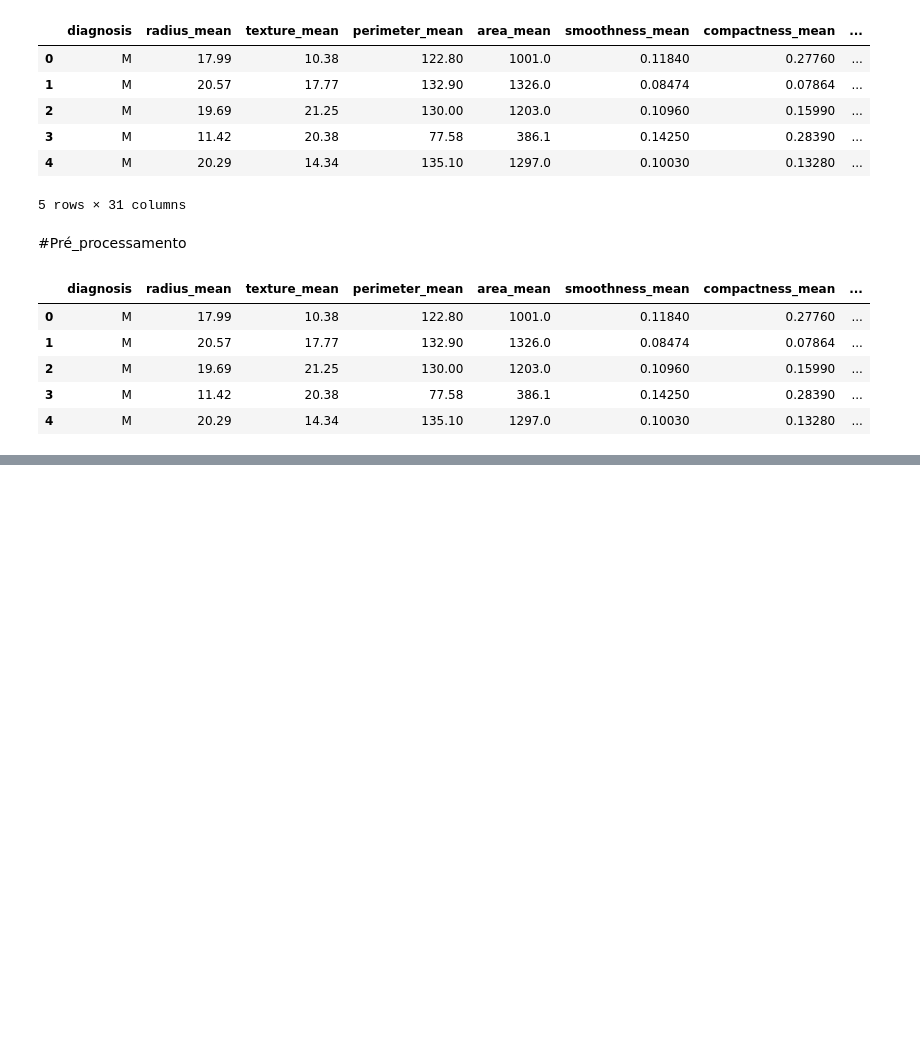
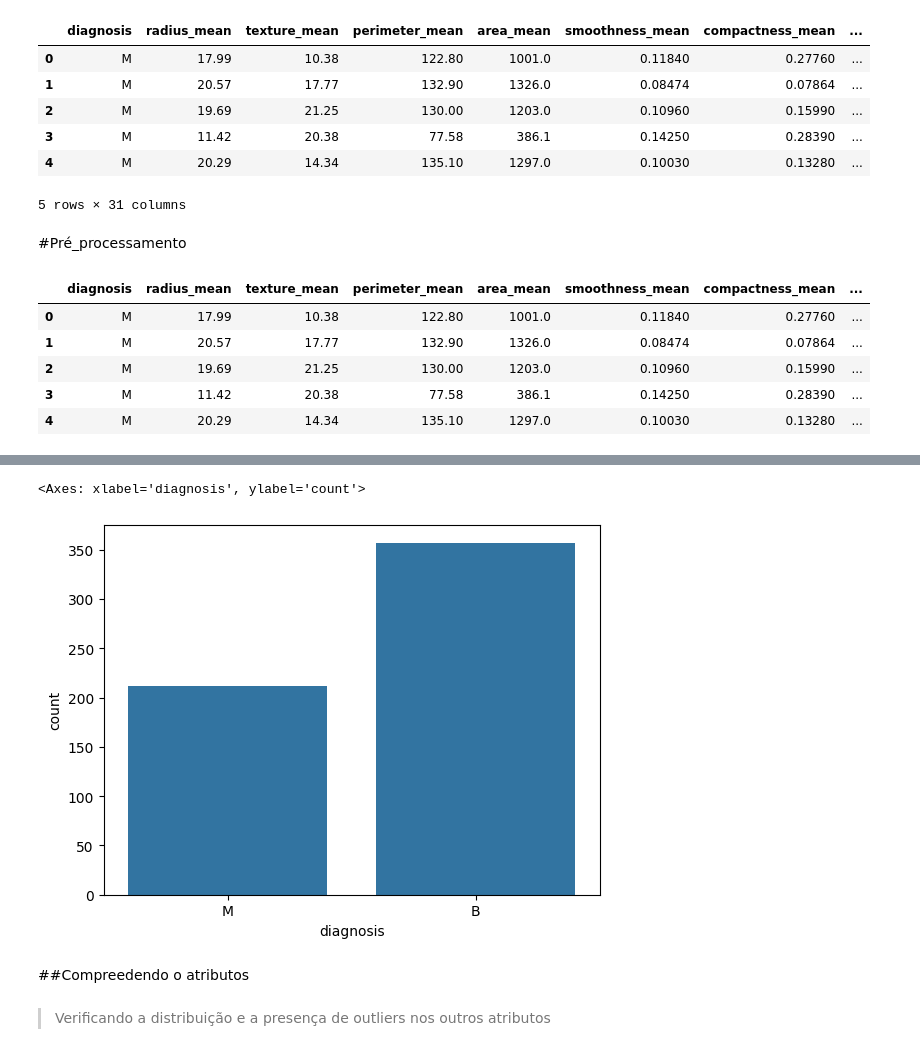
Before and after one commit to eldercamposds/Breast-Cancer-Wisconsin-Diagnostic-Data-Set., a Jupyter notebook: Breast_Cancer_Wisconsin_(Diagnostic)_Data_Set.ipynb, the cells around one changed output, grey strips where cells are left out. Cells and saved outputs as stored; diff of their text form; code cells hidden in the pictures; blank space fills up the shorter version.

Commit message:
Analise de atributos

```diff
--- a/Breast_Cancer_Wisconsin_(Diagnostic)_Data_Set.ipynb
+++ b/Breast_Cancer_Wisconsin_(Diagnostic)_Data_Set.ipynb
@@ -144,0 +199,9 @@ data.head()
+# %%
+sns.countplot(data=data, x="diagnosis")
+# %% [output]
+<Axes: xlabel='diagnosis', ylabel='count'>
+[figure, added]
+# %% [markdown]
+##Compreedendo o atributos
+# %% [markdown]
+> Verificando a distribuição e a presença de outliers nos outros atributos
```
Also changed, not shown: parts of 8 cells of this notebook.
